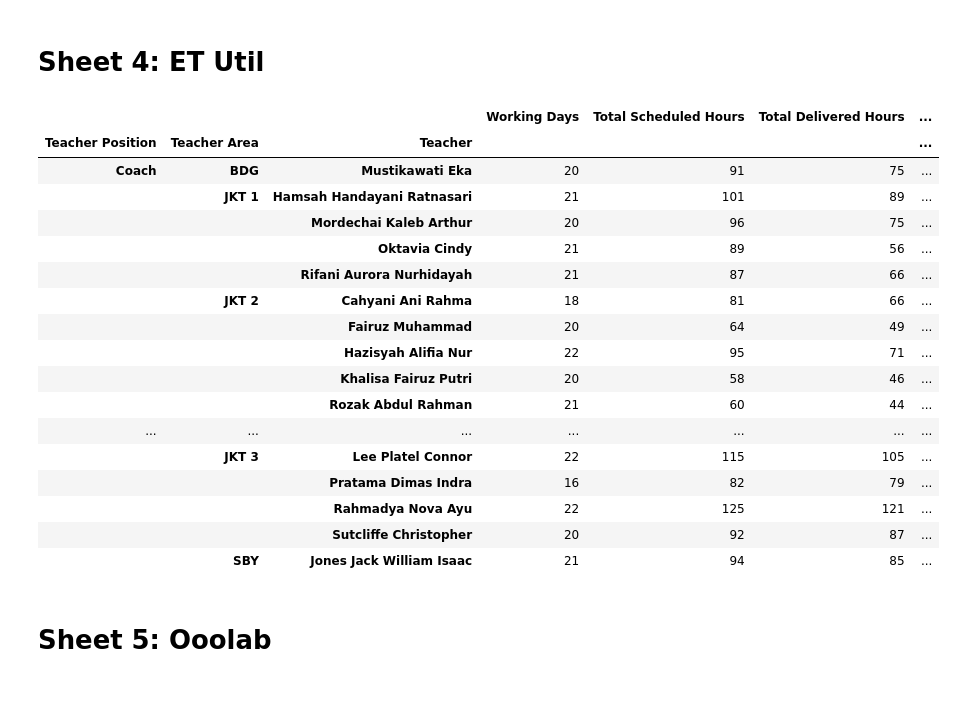
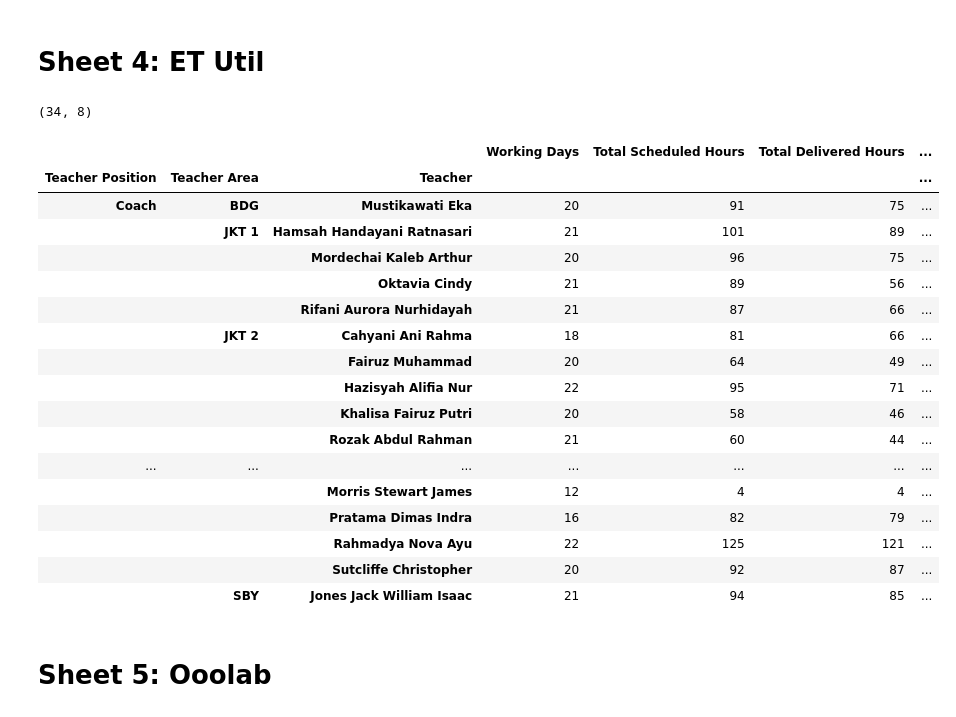
Before and after one commit to danjelito/wse-exp-manag-report, a Jupyter notebook: main.ipynb, the cells around one changed output. Drawn from its saved outputs; the diff is of its cells as text; code cells hidden in the pictures.

Commit message:
refactor 04 et util

```diff
--- a/main.ipynb
+++ b/main.ipynb
@@ -311,71 +303,71 @@ et_excluded= [
 # %%
-et_util= (df_sess_full
+et_util = (
+    df_sess_full
     # merge with df trainer to get working days etc
-    .merge(df_trainer, how= 'left', on= 'teacher')
-
+    .merge(df_trainer, how="left", on="teacher")
     # ! exclude et if less than 1 month
-    # .loc[lambda df_: ~(df_['teacher'].isin(et_excluded))]
-    # ! change jack jones to SBY since he is moving in the middle of the month
-    # .assign(teacher_area_x= lambda df_: np.where(df_['teacher'] == 'Jones Jack William Isaac',
-    #                                              'SBY',
-    #                                              df_['teacher_area_x'])
-    #                                             )
-
+    .loc[lambda df_: ~(df_['teacher'].isin(et_excluded))]
     # to calculate class duration for delivered only,
     # create a temp column
     # if given, leave, if not given, 0
-    .assign(class_duration_delivered= lambda df_: np.where(df_['class_status'] == 'Given', df_['class_duration'], 0))
-    .groupby(['teacher_position_y', 'teacher_area_x', 'teacher'])
+    .assign(
+        class_duration_delivered=lambda df_: np.where(
+            df_["class_status"] == "Given", df_["class_duration"], 0
+        )
+    )
+    .groupby(["teacher_position_y", "teacher_area_x", "teacher"])
     .agg(
-        working_days= ('teacher_working_days', 'mean'),
-        total_scheduled_hours= ('class_duration', 'sum'),
-        total_delivered_hours= ('class_duration_delivered', 'sum'),
+        working_days=("teacher_working_days", "mean"),
+        total_scheduled_hours=("class_duration", "sum"),
+        total_delivered_hours=("class_duration_delivered", "sum"),
     )
     # filter only for ET and coach
-    .loc[lambda df_: df_.index.get_level_values('teacher_position_y').isin(['ET', 'Coach'])]
+    .loc[
+        lambda df_: df_.index.get_level_values("teacher_position_y").isin(
+            ["ET", "Coach"]
+        )
+    ]
     .assign(
-        working_days= lambda df_: df_['working_days'].astype('Int64'),
-        total_scheduled_hours= lambda df_: df_['total_scheduled_hours'].astype(int),
-        total_delivered_hours= lambda df_: df_['total_delivered_hours'].astype(int),
-        scheduled_hours_per_day= lambda df_: df_['total_scheduled_hours'].div(df_['working_days']).round(1),
-        delivered_hours_per_day= lambda df_: df_['total_delivered_hours'].div(df_['working_days']).round(1),
-        max_class_hours= lambda df_: np.select(
-            condlist= [
-                df_.index.get_level_values('teacher').isin(et_7_h),
-                df_.index.get_level_values('teacher_position_y') == 'Coach',
-                df_.index.get_level_values('teacher_position_y') == 'ET',
-            ],
-            choicelist= [
-                7,
-                5,
-                6
-            ],
-            default= np.NaN
-        ).astype(int),
-        scheduled_utilization= lambda df_: df_['scheduled_hours_per_day'].div(df_['max_class_hours']).round(2),
-        delivered_utilization= lambda df_: df_['delivered_hours_per_day'].div(df_['max_class_hours']).round(2),
+        working_days=lambda df_: df_["working_days"].astype("Int64"),
+        total_scheduled_hours=lambda df_: df_["total_scheduled_hours"].astype(int),
+        total_delivered_hours=lambda df_: df_["total_delivered_hours"].astype(int),
+        scheduled_hours_per_day=lambda df_: (
+            df_["total_scheduled_hours"].div(df_["working_days"]).round(1)
+        ),
+        delivered_hours_per_day=lambda df_: (
+            df_["total_delivered_hours"].div(df_["working_days"]).round(1)
+        ),
+        max_class_hours=lambda df_: module.create_max_hour_per_trainer(df_),
+        scheduled_utilization=lambda df_: df_["scheduled_hours_per_day"]
+        .div(df_["max_class_hours"])
+        .round(2),
+        delivered_utilization=lambda df_: df_["delivered_hours_per_day"]
+        .div(df_["max_class_hours"])
+        .round(2),
     )
     # filer utilization below 0.5 (does not make sense)
-    .loc[lambda df_: df_['scheduled_utilization'] >= 0.5]
-    .rename(columns= lambda c: c.replace('_', ' ').title())
-    .rename_axis(['Teacher Position', 'Teacher Area', 'Teacher'])
+    # .loc[lambda df_: df_["scheduled_utilization"] >= 0.5]
+    .rename(columns=lambda c: c.replace("_", " ").title())
+    .rename_axis(["Teacher Position", "Teacher Area", "Teacher"])
 )
+print(et_util.shape)
 et_util
 # %% [output]
+(34, 8)
 |  |  |  | Working Days | Total Scheduled Hours | Total Delivered Hours | ... |
 | Teacher Position | Teacher Area | Teacher |  |  |  | ... |
 | Coach | BDG | Mustikawati Eka | 20 | 91 | 75 | ... |
 |  | JKT 1 | Hamsah Handayani Ratnasari | 21 | 101 | 89 | ... |
 |  |  | Mordechai Kaleb Arthur | 20 | 96 | 75 | ... |
 |  |  | Oktavia Cindy | 21 | 89 | 56 | ... |
 |  |  | Rifani Aurora Nurhidayah | 21 | 87 | 66 | ... |
 |  | JKT 2 | Cahyani Ani Rahma | 18 | 81 | 66 | ... |
 |  |  | Fairuz Muhammad | 20 | 64 | 49 | ... |
 |  |  | Hazisyah Alifia Nur | 22 | 95 | 71 | ... |
 |  |  | Khalisa Fairuz Putri | 20 | 58 | 46 | ... |
 |  |  | Rozak Abdul Rahman | 21 | 60 | 44 | ... |
 | ... | ... | ... | ... | ... | ... | ... |
-|  | JKT 3 | Lee Platel Connor | 22 | 115 | 105 | ... |
+|  |  | Morris Stewart James | 12 | 4 | 4 | ... |
 |  |  | Pratama Dimas Indra | 16 | 82 | 79 | ... |
 |  |  | Rahmadya Nova Ayu | 22 | 125 | 121 | ... |
 |  |  | Sutcliffe Christopher | 20 | 92 | 87 | ... |
```
Also changed, not shown: parts of 2 cells of this notebook, 1 other file.
